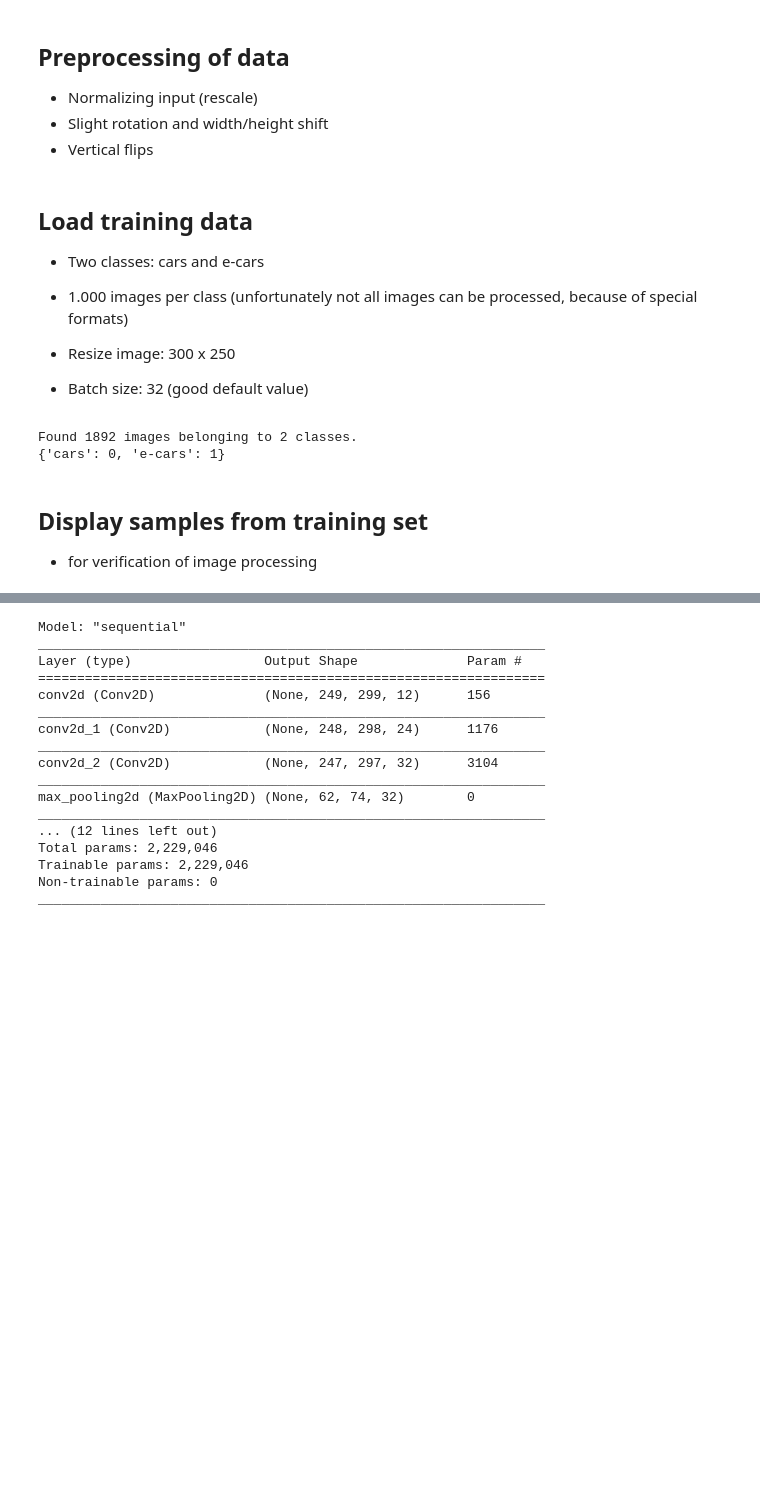
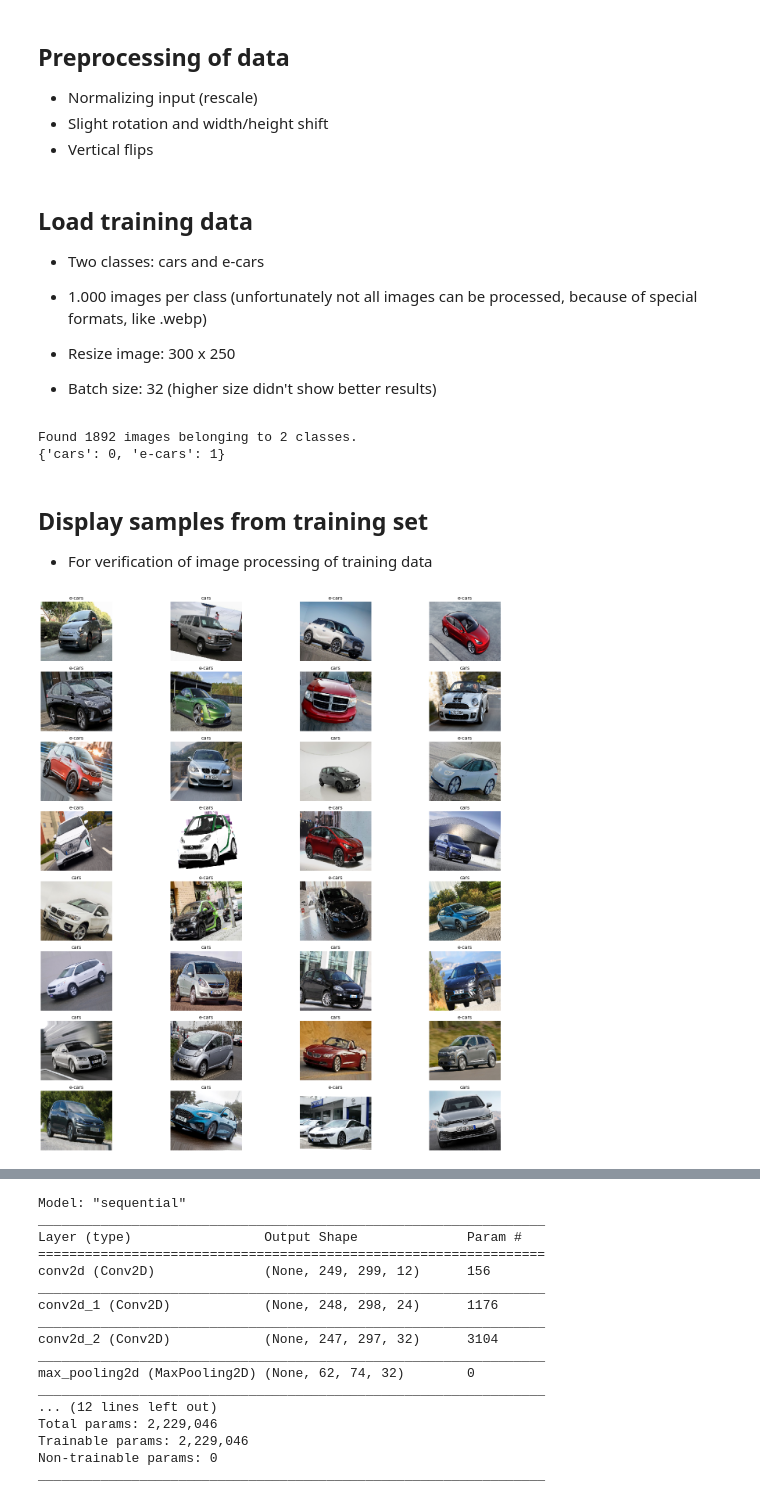
Before and after one commit to verenateufl/CleanCarChecker, a Jupyter notebook: CleanCarChecker/CleanCarChecker.ipynb, the cells around one changed output, grey strips where cells are left out. Drawn from its saved outputs; the diff is of its cells as text; code cells hidden in the pictures; blank space fills up the shorter version.

```diff
--- a/CleanCarChecker/CleanCarChecker.ipynb
+++ b/CleanCarChecker/CleanCarChecker.ipynb
@@ -28,10 +33,10 @@ train_image_generator = tf.keras.preprocessing.image.ImageDataGenerator(
 ## Load training data
 
 * Two classes: cars and e-cars
-* 1.000 images per class (unfortunately not all images can be processed, because of special formats)
+* 1.000 images per class (unfortunately not all images can be processed, because of special formats, like .webp)
 
 * Resize image: 300 x 250
-* Batch size: 32 (good default value)
+* Batch size: 32 (higher size didn't show better results)
 # %%
 train_dir = "./data_clean"
 IMG_WIDTH = 300
@@ -49,17 +54,19 @@ Found 1892 images belonging to 2 classes.
 {'cars': 0, 'e-cars': 1}
 # %% [markdown]
 ## Display samples from training set
-* for verification of image processing
+* For verification of image processing of training data
 # %%
-#sample_training_images, labels = next(train_data_gen)
-#class_label = {v:k for k,v in train_data_gen.class_indices.items()}
-#fig, axes = plt.subplots(8, 4, figsize=(20,20))
-#axes = axes.flatten()
-#for img, label, ax in zip(sample_training_images, labels, axes):
-#    ax.set_title(class_label[np.argmax(label)])
-#    ax.imshow(img)
-#    ax.axis('off')
-#plt.tight_layout()
+sample_training_images, labels = next(train_data_gen)
+class_label = {v:k for k,v in train_data_gen.class_indices.items()}
+fig, axes = plt.subplots(8, 4, figsize=(20,20))
+axes = axes.flatten()
+for img, label, ax in zip(sample_training_images, labels, axes):
+    ax.set_title(class_label[np.argmax(label)])
+    ax.imshow(img)
+    ax.axis('off')
+plt.tight_layout()
+# %% [output]
+[figure, added]
 # %% [markdown]
 ## Building the model
 
```
Also changed, not shown: parts of 16 cells of this notebook.
